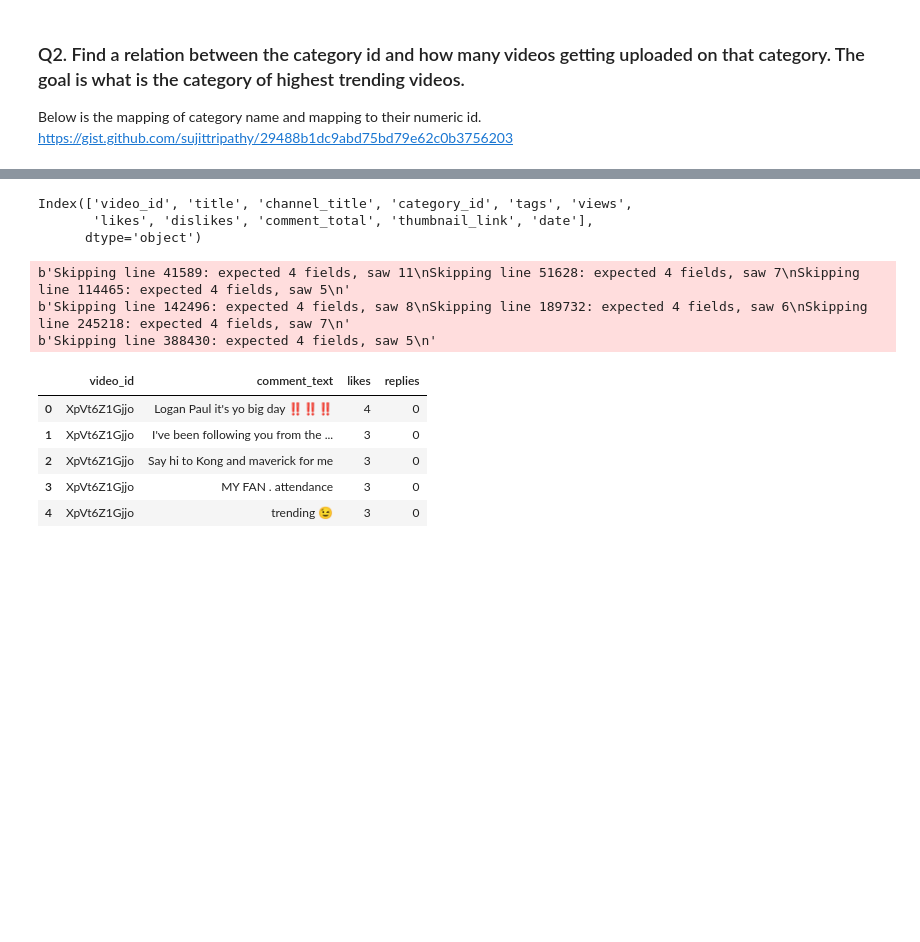
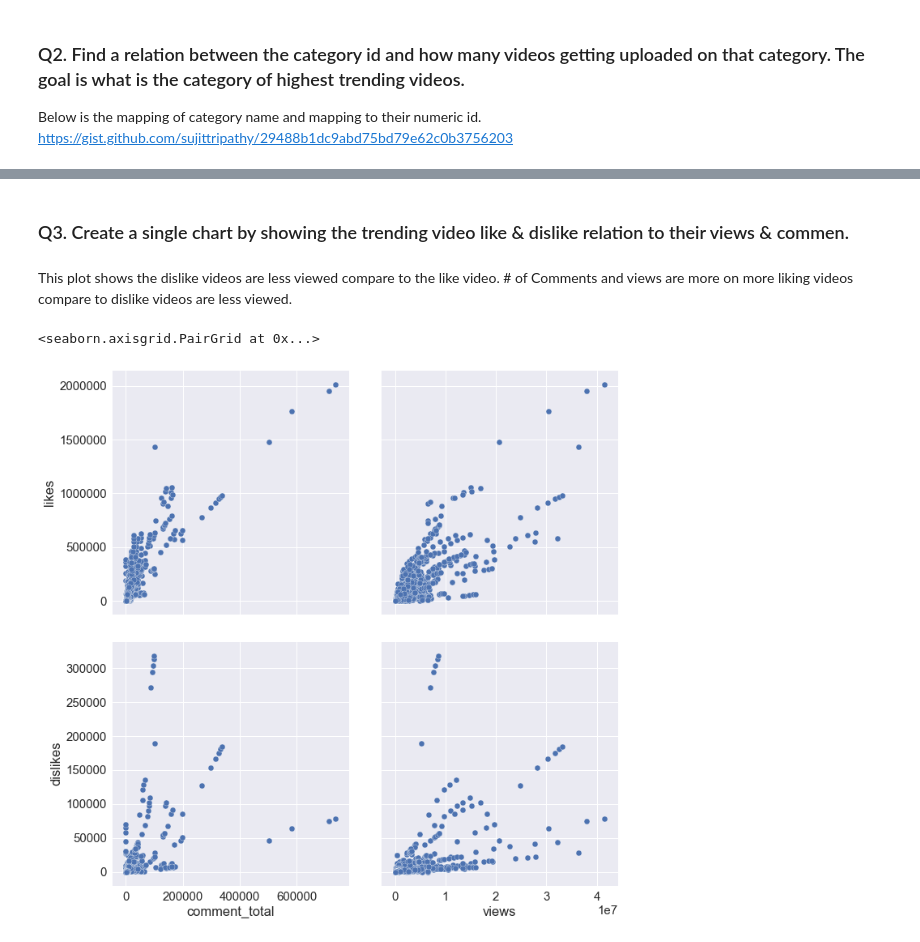
Before and after one commit to sujittripathy/DataScienceBootCampPrep, a Jupyter notebook: Exercise Visualization.ipynb, the cells around one changed output, grey strips where cells are left out. Cells and saved outputs as stored; diff of their text form; code cells hidden in the pictures; blank space fills up the shorter version.

Commit message:
Added new visualization plotting by using Seaborn

```diff
--- a/Exercise Visualization.ipynb
+++ b/Exercise Visualization.ipynb
@@ -59,22 +60,9 @@ ax.set_ylabel('Count')
-# %%
-#all columns in df_videos
-df_videos.columns
-# %% [output]
-Index(['video_id', 'title', 'channel_title', 'category_id', 'tags', 'views',
-       'likes', 'dislikes', 'comment_total', 'thumbnail_link', 'date'],
-      dtype='object')
-# %%
-df_comments = pd.read_csv('./datasets/youtube/UScomments.csv',error_bad_lines=False)
-# %% [output]
-b'Skipping line 41589: expected 4 fields, saw 11\nSkipping line 51628: expected 4 fields, saw 7\nSkipping line 114465: expected 4 fields, saw 5\n'
-b'Skipping line 142496: expected 4 fields, saw 8\nSkipping line 189732: expected 4 fields, saw 6\nSkipping line 245218: expected 4 fields, saw 7\n'
-b'Skipping line 388430: expected 4 fields, saw 5\n'
-# %%
-df_comments.head()
-# %% [output]
-|  | video_id | comment_text | likes | replies |
-| 0 | XpVt6Z1Gjjo | Logan Paul it's yo big day ‼️‼️‼️ | 4 | 0 |
-| 1 | XpVt6Z1Gjjo | I've been following you from the ... | 3 | 0 |
-| 2 | XpVt6Z1Gjjo | Say hi to Kong and maverick for me | 3 | 0 |
-| 3 | XpVt6Z1Gjjo | MY FAN . attendance | 3 | 0 |
-| 4 | XpVt6Z1Gjjo | trending 😉 | 3 | 0 |
+# %% [markdown]
+### Q3. Create a single chart by showing the trending video like & dislike relation to their views & commen.
+# %% [markdown]
+This plot shows the dislike videos are less viewed compare to the like video. # of Comments and views are more on more liking videos compare to dislike videos are less viewed.
+# %%
+sns.pairplot(df_videos,x_vars=['comment_total','views'],y_vars=['likes','dislikes'],size=5)
+# %% [output]
+<seaborn.axisgrid.PairGrid at 0x...>
+[figure, added]
```
Also changed, not shown: parts of 15 cells of this notebook.
